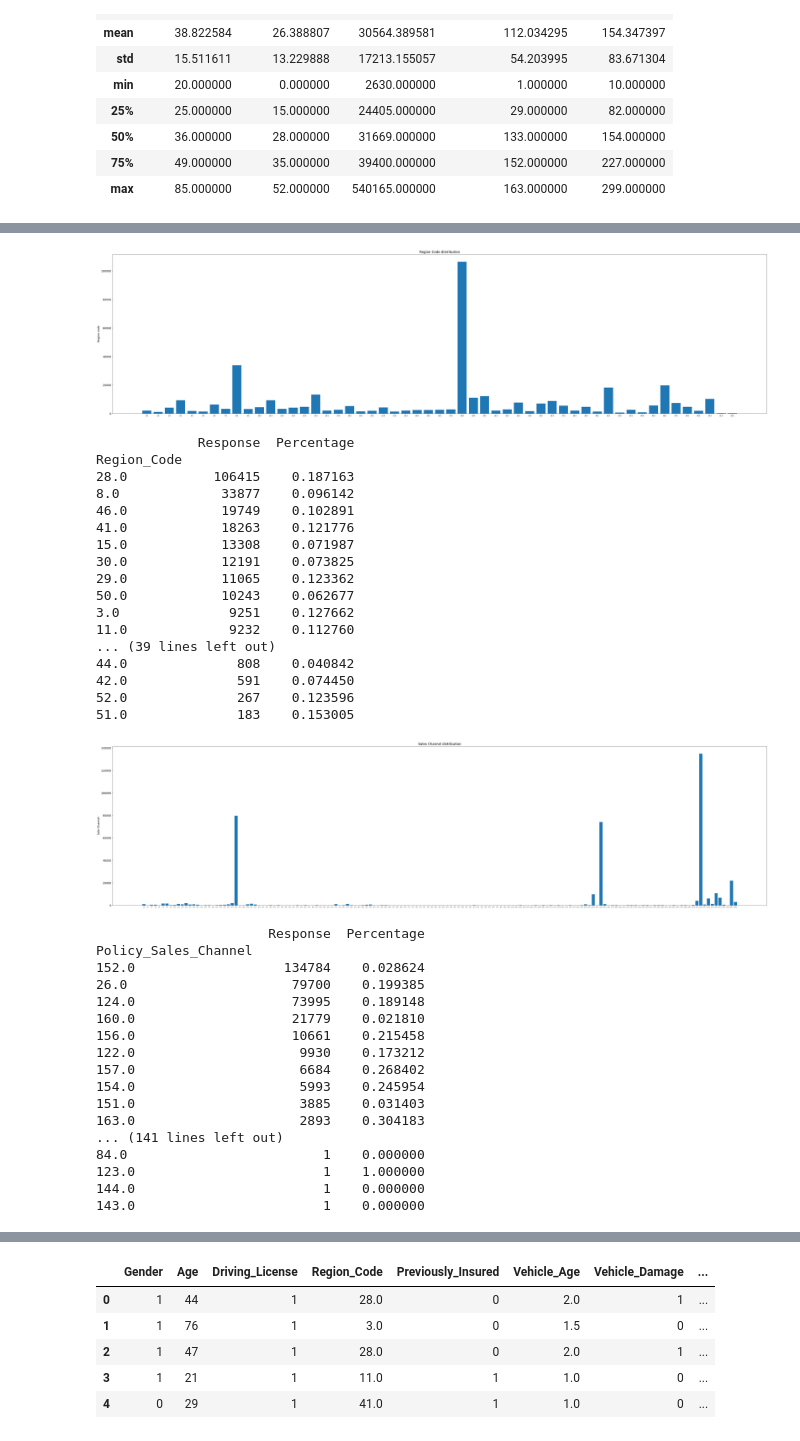
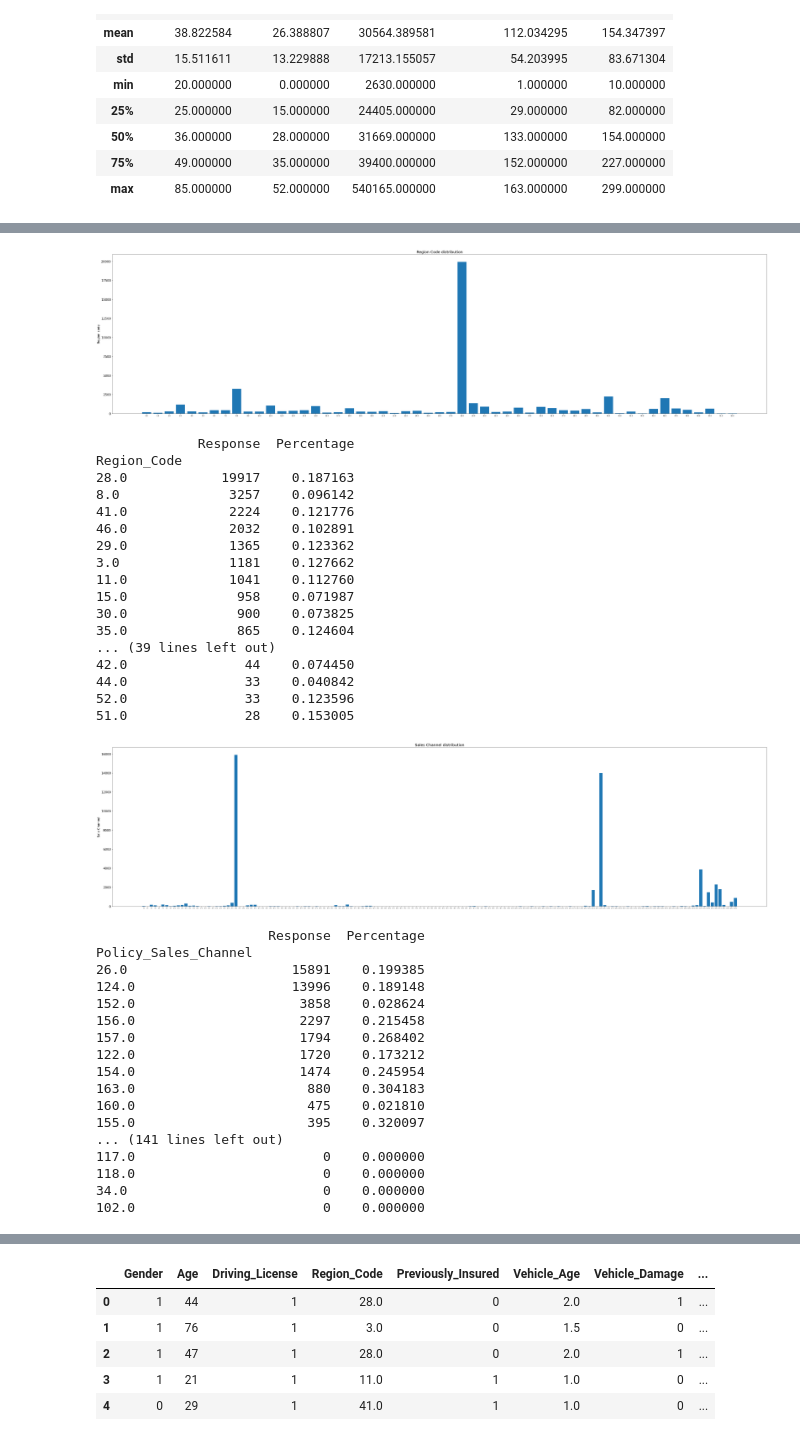
Before and after one commit to gfgullo/HealthInsuranceCrossSellPrediction, a Jupyter notebook: health_insurance_cross_sell_prediction.ipynb, the cells around one changed output, grey strips where cells are left out. Cells and saved outputs as stored; diff of their text form; code cells hidden in the pictures.

```diff
--- a/health_insurance_cross_sell_prediction.ipynb
+++ b/health_insurance_cross_sell_prediction.ipynb
@@ -37,8 +37,9 @@ import seaborn as sns
 from datetime import datetime
 # %%
 pd.set_option('display.max_rows', 300)
+
 plt.rcParams["figure.figsize"] = (60,15)
-plt.rcParams['font.size'] = 14
+plt.rcParams['font.size'] = 16
 # %% [markdown]
 ## Scarichiamo il Dataset
 Il dataset è disponibile su Kaggle a [questo indirizzo](https://www.kaggle.com/anmolkumar/health-insurance-cross-sell-prediction). Per scaricarlo usiamo direttamente le API di Kaggle. Creiamo il file json di autenticazione con il nostro nome utente Kaggle e la chiave.
@@ -181,8 +205,5 @@ categorical_columns = ["Gender","Driving_License", 'Previously_Insured', 'Vehicl
 # %%
-plt.rcParams['font.size'] = 14
-
 fig = plt.figure()
-#fig.set_size_inches(30, 10)
 
 ncols = 3
 nrows = round(len(categorical_columns)/ncols)
@@ -204,6 +225,5 @@ for i, column in enumerate(categorical_columns):
   ttl = plot.title
   ttl.set_position([.5, 1.06])
 
-
 plt.show()
 # %% [output]
@@ -304,64 +309,63 @@ plot_categorical_distribution(df, "Policy_Sales_Channel", title="Sales Channel d
 # %%
 def plot_categorical_correlation(df, column, target, title=None, label=None, ticksize=12, print_first=None):
 
   df_tmp = df[[column, target]].copy()
-
-  df_tmp = df_tmp.groupby([column])
+  df_tmp = df_tmp.groupby([column]) # raggruppiamo in base alla categoria
   df_sum = df_tmp.sum()
   df_count = df_tmp.count()
 
-  df_count["Percentage"] = df_sum["Response"]/df_count["Response"]
+  df_sum["Percentage"] = df_sum["Response"]/df_count["Response"] # calcoliamo la percentaule di risposte positive e negative
 
-  values = df_count["Response"].values
-  labels = df_count.index.values
+  values = df_sum["Response"].values
+  labels = df_sum.index.values
   y_pos = np.arange(len(labels))
 
   plt.bar(y_pos, values)
   plt.xticks(y_pos, labels, fontsize=ticksize)
   plt.ylabel(label)
   plt.title(title)
   plt.show()
 
   if print_first:
-    print(df_count.sort_values("Response", ascending=False).head(print_first))
+    print(df_sum.sort_values("Response", ascending=False).head(print_first))
 
 
 plot_categorical_correlation(df, "Region_Code", "Response", title="Region Code distribution", label="Region code", ticksize=8, print_first=200)
 plot_categorical_correlation(df, "Policy_Sales_Channel", "Response", title="Sales Channel distribution", label="Sale Channel", ticksize=6, print_first=200)
 # %% [output]
-[figure, old version]
+[figure, new version]
              Response  Percentage
 Region_Code
-28.0           106415    0.187163
-8.0             33877    0.096142
-46.0            19749    0.102891
-41.0            18263    0.121776
-15.0            13308    0.071987
-30.0            12191    0.073825
-29.0            11065    0.123362
-50.0            10243    0.062677
-3.0              9251    0.127662
-11.0             9232    0.112760
+28.0            19917    0.187163
+8.0              3257    0.096142
+41.0             2224    0.121776
+46.0             2032    0.102891
+29.0             1365    0.123362
+3.0              1181    0.127662
+11.0             1041    0.112760
+15.0              958    0.071987
+30.0              900    0.073825
+35.0              865    0.124604
 ... (39 lines left out)
-44.0              808    0.040842
-42.0              591    0.074450
-52.0              267    0.123596
-51.0              183    0.153005
+42.0               44    0.074450
+44.0               33    0.040842
+52.0               33    0.123596
+51.0               28    0.153005
-[figure, old version]
+[figure, new version]
                       Response  Percentage
 Policy_Sales_Channel
-152.0                   134784    0.028624
-26.0                     79700    0.199385
-124.0                    73995    0.189148
-160.0                    21779    0.021810
-156.0                    10661    0.215458
-122.0                     9930    0.173212
-157.0                     6684    0.268402
-154.0                     5993    0.245954
-151.0                     3885    0.031403
-163.0                     2893    0.304183
+26.0                     15891    0.199385
+124.0                    13996    0.189148
+152.0                     3858    0.028624
+156.0                     2297    0.215458
+157.0                     1794    0.268402
+122.0                     1720    0.173212
+154.0                     1474    0.245954
+163.0                      880    0.304183
+160.0                      475    0.021810
+155.0                      395    0.320097
 ... (141 lines left out)
-84.0                         1    0.000000
-123.0                        1    1.000000
-144.0                        1    0.000000
-143.0                        1    0.000000
+117.0                        0    0.000000
+118.0                        0    0.000000
+34.0                         0    0.000000
+102.0                        0    0.000000
```
Also changed, not shown: parts of 88 cells of this notebook.
